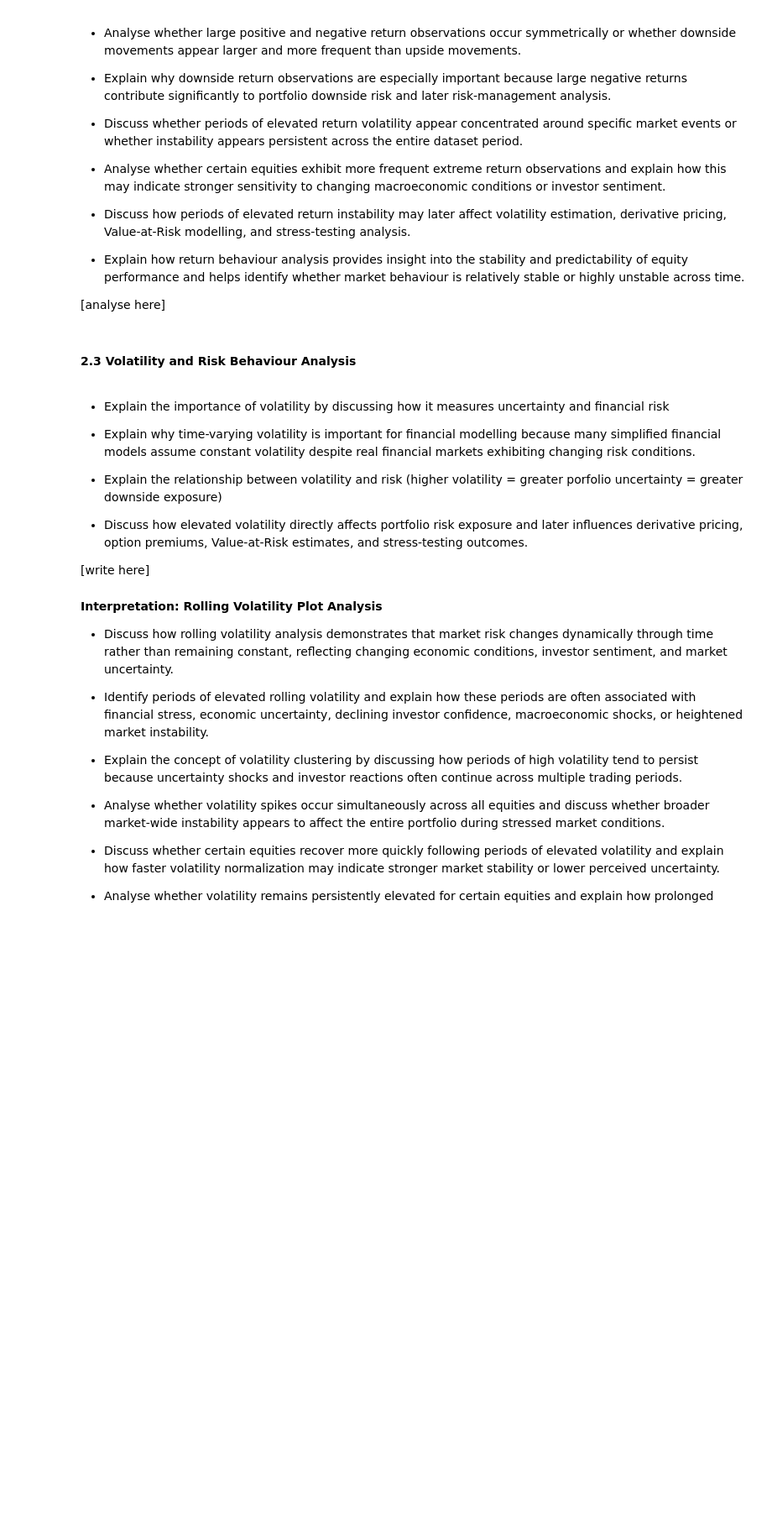
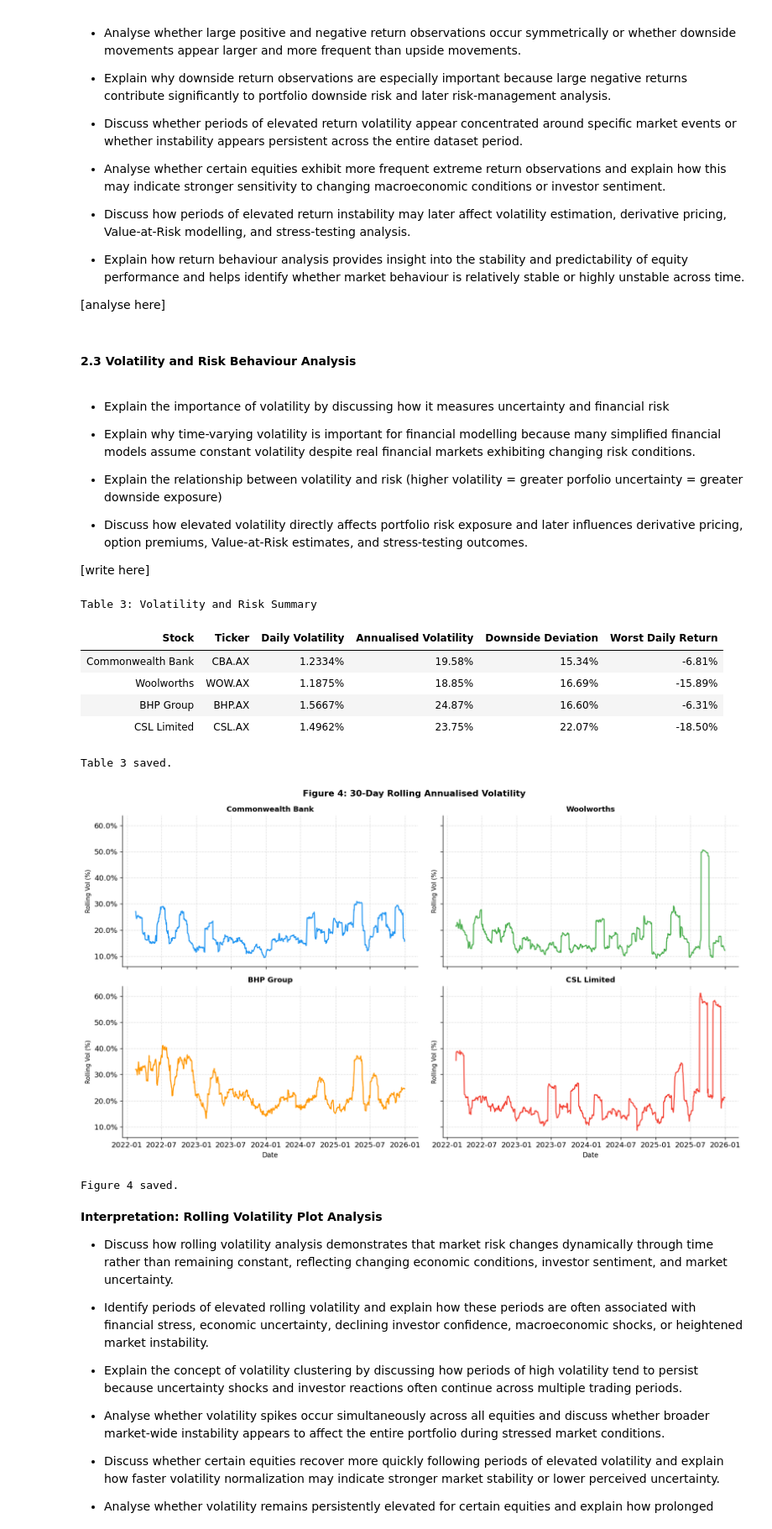
Before and after one commit to Gene2007/FINM3422-Project-3-Derivative-Platform, a Jupyter notebook: notebooks/market_data_and_yield_curve.ipynb, the cells around one changed output. Shown at 84% size. Cells and saved outputs as stored; diff of their text form; code cells hidden in the pictures; blank space fills up the shorter version.

```diff
--- a/notebooks/market_data_and_yield_curve.ipynb
+++ b/notebooks/market_data_and_yield_curve.ipynb
@@ -548,15 +566,95 @@ Figure 3 saved.
 # %%
 # Calculate daily and annualised volatility
 # Calculate 30-day rolling volatility
 # Calculate downside return metrics (minimum return, downside deviation, worst daily loss)
 
 # Table 1 = Volatility and Risk Summary Table --> columns = equity, daily volatility, annualised volatility, downaide deviation, worst daily return
 
 # Graph 1 = 30-day Rolling Volatility Plot (for all equities) --> x-axis = date, y-axis = rolling volatility
 # Graph 2 = VOlatility Comparison Bar Chart (across all equities)
 # Graph 3 = Return Boxplot
 
 # Save all figures
+
+
+# ── Volatility and Risk Summary Table ────────────────────────────────────────
+
+vol_df = pd.DataFrame({
+    "Stock":                list(TICKER_LABELS.values()),
+    "Ticker":               list(TICKER_LABELS.keys()),
+    "Daily Volatility":     daily_volatility(returns).values,
+    "Annualised Volatility": annualised_volatility(returns).values,
+    "Downside Deviation":   downside_deviation(returns).values,
+    "Worst Daily Return":   worst_return(returns).values,
+})
+
+format_dict = {
+    "Daily Volatility":      "{:.4%}",
+    "Annualised Volatility": "{:.2%}",
+    "Downside Deviation":    "{:.2%}",
+    "Worst Daily Return":    "{:.2%}",
+}
+
+styled_vol = (
+    vol_df.style
+    .hide(axis="index")
+    .format(format_dict)
+    .set_caption("Table 3: Volatility and Risk Summary")
+    .background_gradient(subset=["Annualised Volatility"], cmap="Reds")
+    .background_gradient(subset=["Downside Deviation"],    cmap="Reds")
+    .background_gradient(subset=["Worst Daily Return"],    cmap="Reds_r")
+    .set_table_styles([
+        {"selector": "th",    "props": [("background-color", "#1a3e5c"),
+                                        ("color",            "white"),
+                                        ("font-weight",      "bold"),
+                                        ("text-align",       "left")]},
+        {"selector": "td",    "props": [("color",            "black"),
+                                        ("text-align",       "left")]},
+        {"selector": "table", "props": [("width",            "100%")]},
+    ])
+)
+
+display(styled_vol)
+
+with open(TABLE_DIR / "table3_volatility_summary.html", "w") as f:
+    f.write(styled_vol.to_html())
+print("Table 3 saved.")
+
+
+# ── Graph 1: 30-Day Rolling Volatility ────────────────────────────
+
+rolling_vol = rolling_volatility(returns, window=30)
+
+fig, axes = plt.subplots(2, 2, figsize=(14, 8), sharex=True, sharey=True)
+axes = axes.flatten()
+
+for ax, (ticker, color) in zip(axes, zip(TICKER_LABELS.keys(), COLORS)):
+    ax.plot(rolling_vol.index, rolling_vol[ticker] * 100,
+            color=color, linewidth=1.5)
+    ax.set_title(TICKER_LABELS[ticker], fontsize=11, fontweight="bold")
+    ax.set_ylabel("Rolling Vol (%)", fontsize=9)
+    ax.yaxis.set_major_formatter(mticker.FormatStrFormatter("%.1f%%"))
+    ax.grid(True, linestyle="--", alpha=0.4)
+
+axes[2].set_xlabel("Date", fontsize=10)
+axes[3].set_xlabel("Date", fontsize=10)
+
+fig.suptitle("Figure 4: 30-Day Rolling Annualised Volatility",
+             fontsize=13, fontweight="bold")
+plt.tight_layout()
+plt.savefig(FIG_DIR / "fig4_rolling_volatility.png", bbox_inches="tight", dpi=150)
+plt.show()
+print("Figure 4 saved.")
+# %% [output]
+Table 3: Volatility and Risk Summary
+| Stock | Ticker | Daily Volatility | Annualised Volatility | Downside Deviation | Worst Daily Return |
+| Commonwealth Bank | CBA.AX | 1.2334% | 19.58% | 15.34% | -6.81% |
+| Woolworths | WOW.AX | 1.1875% | 18.85% | 16.69% | -15.89% |
+| BHP Group | BHP.AX | 1.5667% | 24.87% | 16.60% | -6.31% |
+| CSL Limited | CSL.AX | 1.4962% | 23.75% | 22.07% | -18.50% |
+Table 3 saved.
+[figure, added]
+Figure 4 saved.
 # %% [markdown]
 **Interpretation: Rolling Volatility Plot Analysis**
 
```
Also changed, not shown: parts of 13 cells of this notebook, 12 other files.
